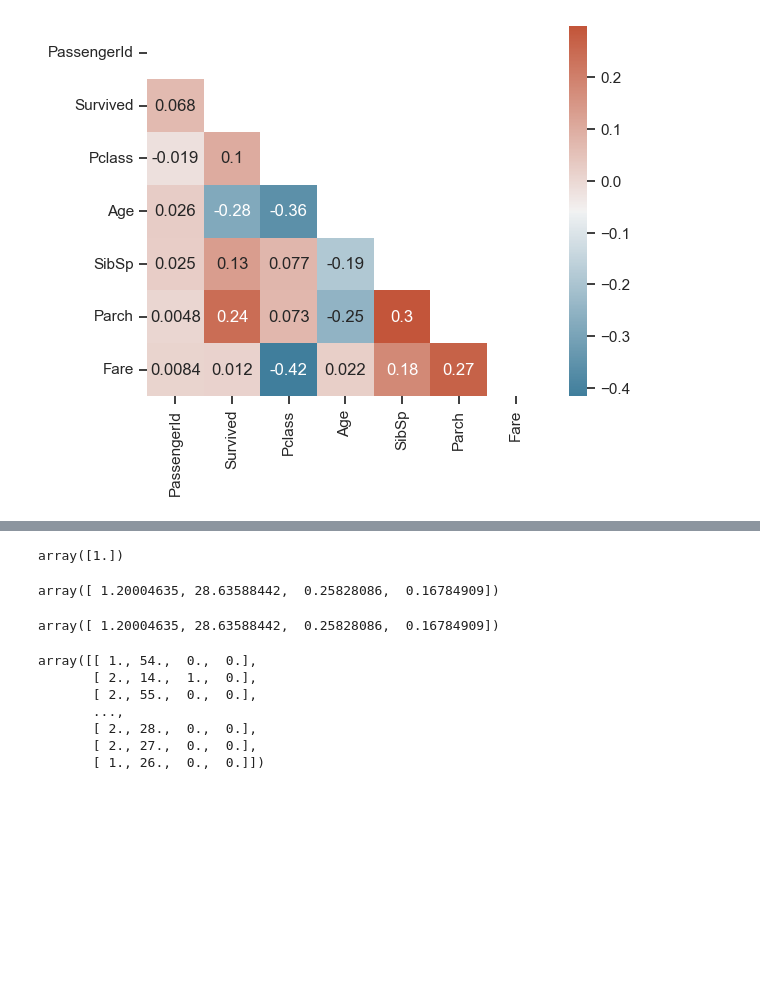
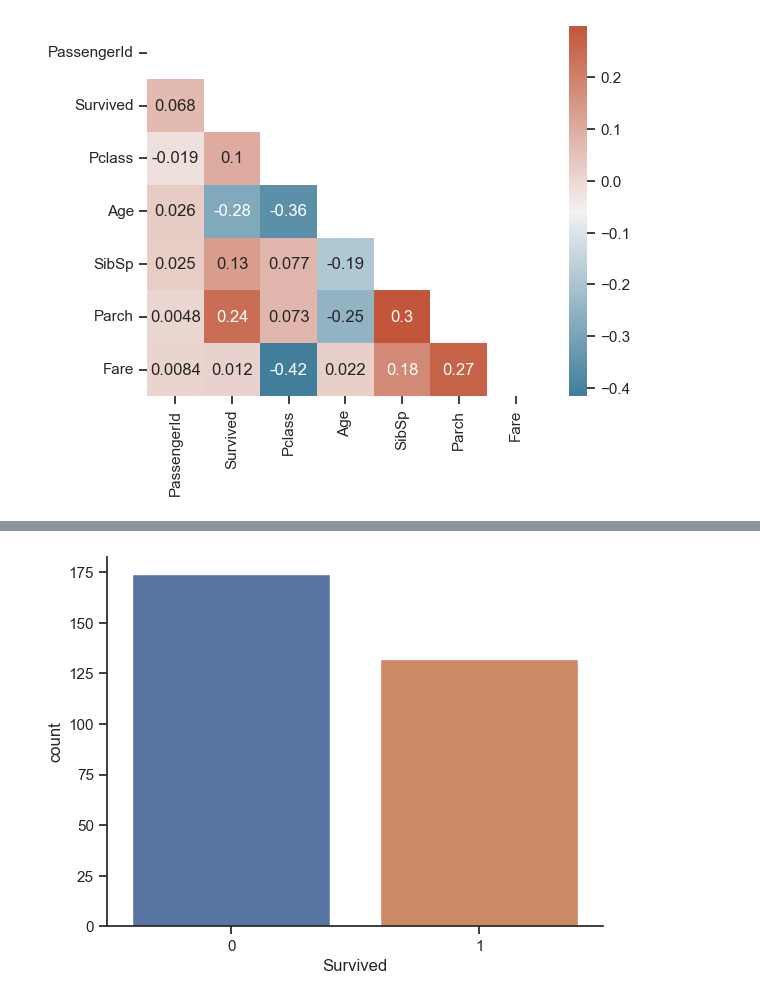
Before and after one commit to daanknoors/fl_titanic, a Jupyter notebook: notebooks/000_exploratory_data_analysis.ipynb, the cells around one changed output, grey strips where cells are left out. Cells and saved outputs as stored; diff of their text form; code cells hidden in the pictures; blank space fills up the shorter version.

```diff
--- a/notebooks/000_exploratory_data_analysis.ipynb
+++ b/notebooks/000_exploratory_data_analysis.ipynb
@@ -296,22 +177,5 @@ for epoch in range(0, epochs):
-# %%
-y_pred
-# %% [output]
-array([1.])
-# %%
-coef
-# %% [output]
-array([ 1.20004635, 28.63588442,  0.25828086,  0.16784909])
-# %%
-coef
-# %% [output]
-array([ 1.20004635, 28.63588442,  0.25828086,  0.16784909])
-# %%
-np.array(X)
-# %% [output]
-array([[ 1., 54.,  0.,  0.],
-       [ 2., 14.,  1.,  0.],
-       [ 2., 55.,  0.,  0.],
-       ...,
-       [ 2., 28.,  0.,  0.],
-       [ 2., 27.,  0.,  0.],
-       [ 1., 26.,  0.,  0.]])
+# %%
+sns.countplot(df_a, x='Survived')
+sns.despine()
+# %% [output]
+[figure, added]
```
Also changed, not shown: parts of 15 cells of this notebook, 12 other files.
